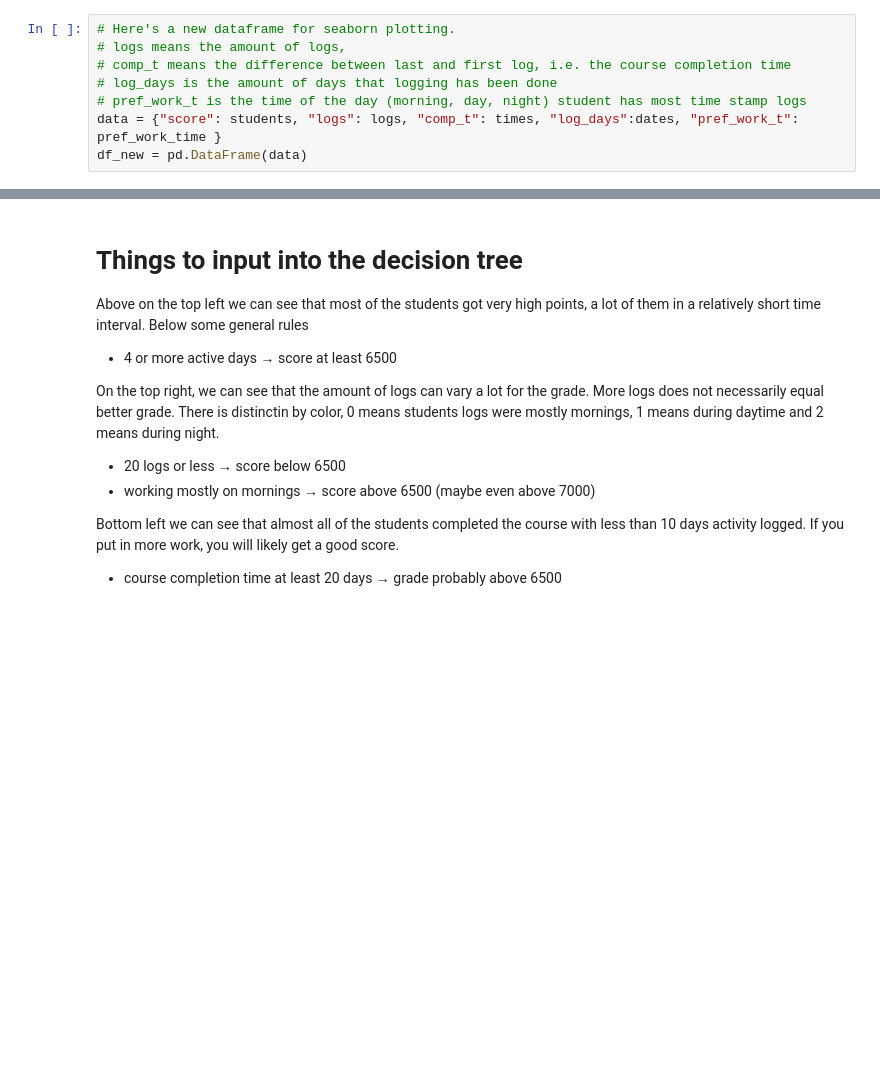
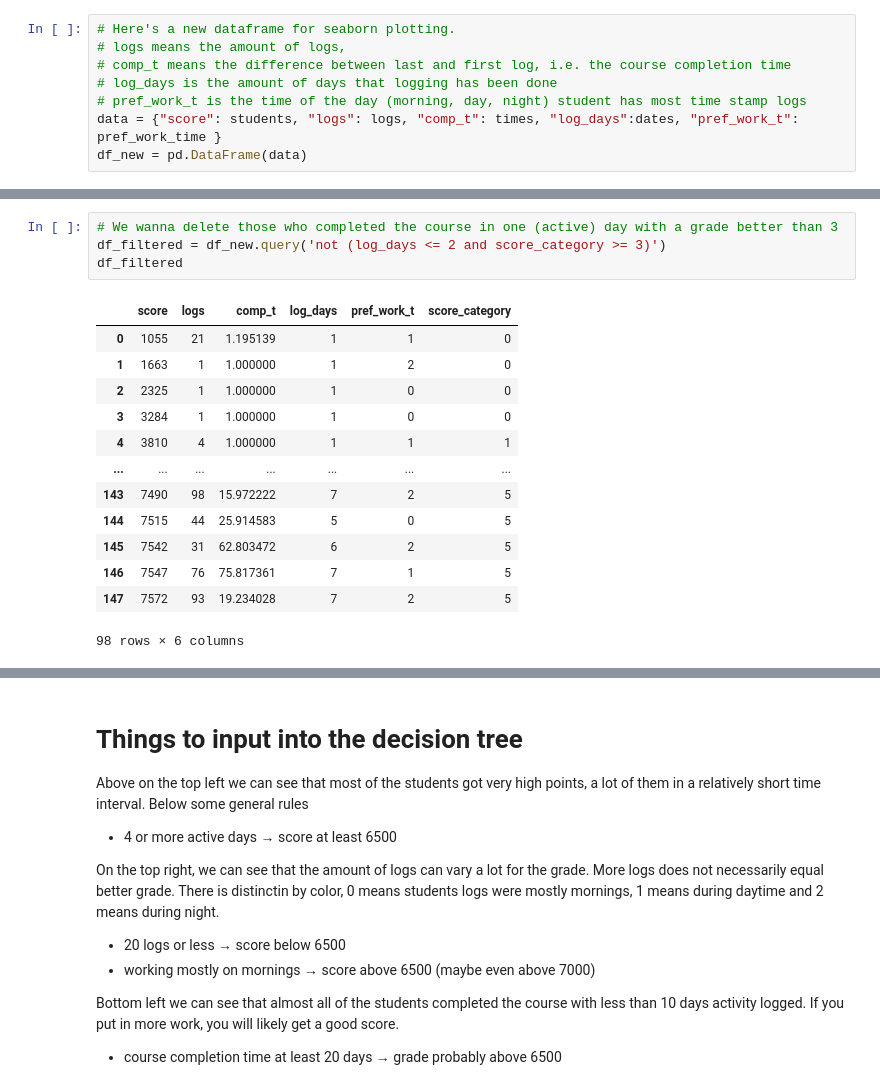
Before and after one commit to fskgiulia/JYUEF01, a Jupyter notebook: project_notebook.ipynb, the cells around one changed output, grey strips where cells are left out. Cells and saved outputs as stored; diff of their text form; blank space fills up the shorter version.

```diff
--- a/project_notebook.ipynb
+++ b/project_notebook.ipynb
@@ -215,0 +224,18 @@ plt.show()
+# %%
+# We wanna delete those who completed the course in one (active) day with a grade better than 3
+df_filtered = df_new.query('not (log_days <= 2 and score_category >= 3)')
+df_filtered
+# %% [output]
+|  | score | logs | comp_t | log_days | pref_work_t | score_category |
+| 0 | 1055 | 21 | 1.195139 | 1 | 1 | 0 |
+| 1 | 1663 | 1 | 1.000000 | 1 | 2 | 0 |
+| 2 | 2325 | 1 | 1.000000 | 1 | 0 | 0 |
+| 3 | 3284 | 1 | 1.000000 | 1 | 0 | 0 |
+| 4 | 3810 | 4 | 1.000000 | 1 | 1 | 1 |
+| ... | ... | ... | ... | ... | ... | ... |
+| 143 | 7490 | 98 | 15.972222 | 7 | 2 | 5 |
+| 144 | 7515 | 44 | 25.914583 | 5 | 0 | 5 |
+| 145 | 7542 | 31 | 62.803472 | 6 | 2 | 5 |
+| 146 | 7547 | 76 | 75.817361 | 7 | 1 | 5 |
+| 147 | 7572 | 93 | 19.234028 | 7 | 2 | 5 |
+98 rows × 6 columns
```
Also changed, not shown: parts of 33 cells of this notebook, 1 other file.
